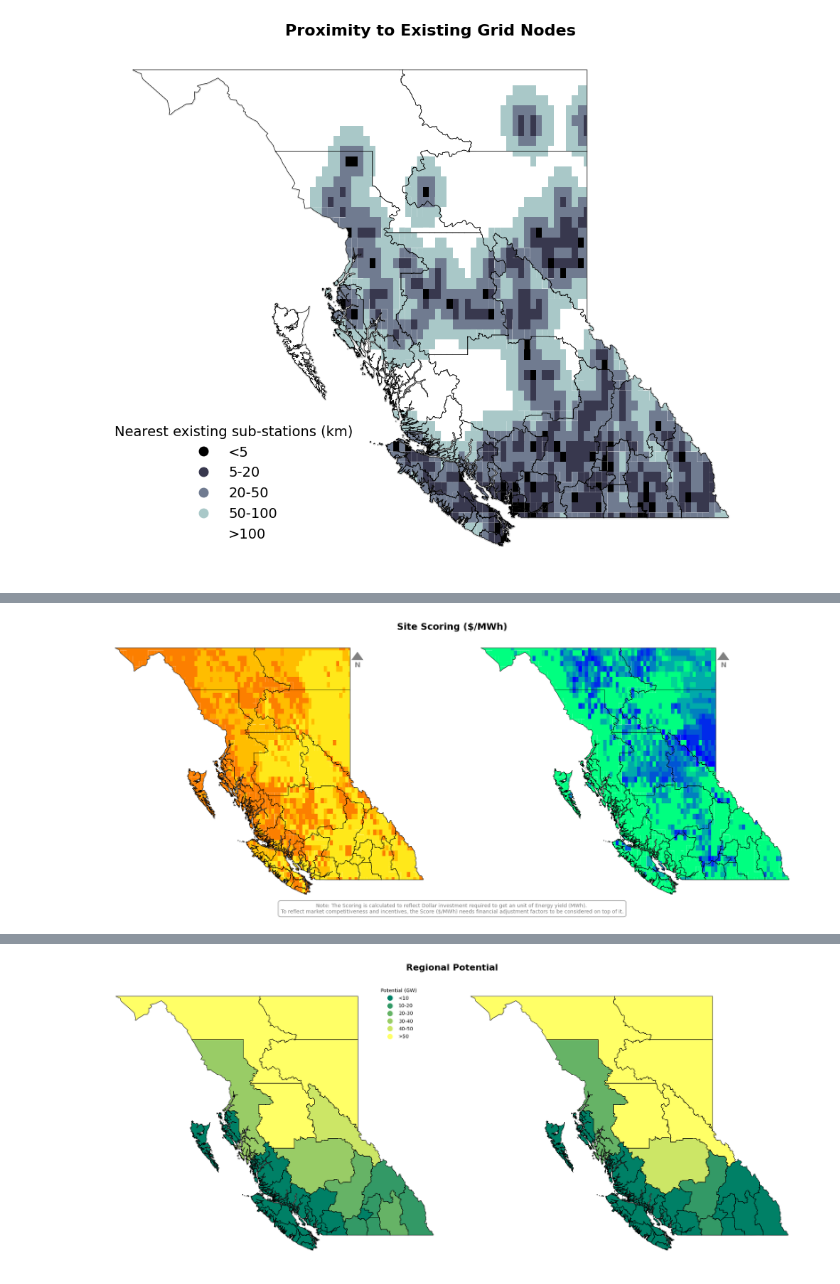
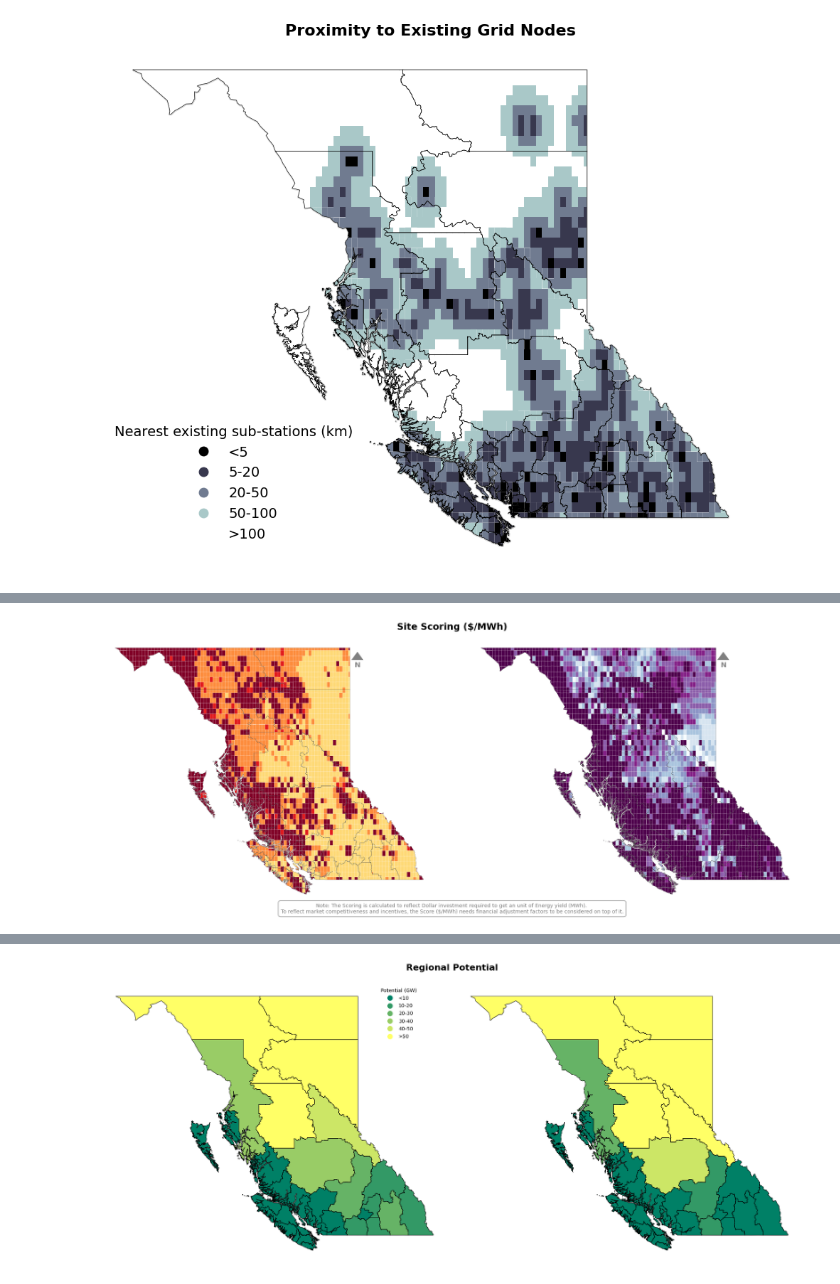
Before and after one commit to DeltaE/RESource, a Jupyter notebook: notebooks/Store_explorer.ipynb, the cells around one changed output, grey strips where cells are left out. Cells and saved outputs as stored; diff of their text form; code cells hidden in the pictures.

Commit message:
plot updates

```diff
--- a/notebooks/Store_explorer.ipynb
+++ b/notebooks/Store_explorer.ipynb
@@ -332,15 +332,15 @@ shadow_offset = 0.008
 # Plot solar map on ax1
 # Add shadow effect for solar map
 boundary.geometry = boundary.geometry.translate(xoff=shadow_offset, yoff=-shadow_offset)
-boundary.plot(ax=ax1, facecolor='none', edgecolor='gray', linewidth=2, alpha=0.3)  # Shadow layer
+boundary.plot(ax=ax1, facecolor='none', edgecolor='gray', linewidth=0.2, alpha=0.3)  # Shadow layer
 boundary.geometry = boundary.geometry.translate(xoff=-shadow_offset, yoff=shadow_offset)
 
 # Plot solar cells
-cells.plot(column='solar_category', ax=ax1, cmap='Wistia', legend=False,
+cells.plot(column='solar_category', ax=ax1, cmap='YlOrRd', legend=False, edgecolor='white',linewidth=0.2,
            legend_kwds={'title': "Solar",'title_fontsize':14, 'bbox_to_anchor':(legend_x_ax_offset,legend_y_ax_offset),'fontsize':14,'frameon': False})
 
 # Plot actual boundary for solar map
-boundary.plot(ax=ax1, facecolor='none', edgecolor='black', linewidth=0.7, alpha=0.9)
+boundary.plot(ax=ax1, facecolor='none', edgecolor='black', linewidth=0.2, alpha=0.9)
 
 """
 # Annotate region numbers for solar map
@@ -355,40 +355,39 @@ for idx, row in boundary.iterrows():
 # Plot wind map on ax2
 # Add shadow effect for wind map
 boundary.geometry = boundary.geometry.translate(xoff=shadow_offset, yoff=-shadow_offset)
-boundary.plot(ax=ax2, color='None', edgecolor='k', linewidth=0.5, alpha=0.7)  # Shadow layer
+boundary.plot(ax=ax2, color='None', edgecolor='k', linewidth=0.2, alpha=0.7)  # Shadow layer
 boundary.geometry = boundary.geometry.translate(xoff=-shadow_offset, yoff=shadow_offset)
 
 # Plot wind cells
-cells.plot(column='wind_category', ax=ax2, cmap='winter', legend=False,
+cells.plot(column='wind_category', ax=ax2, cmap='BuPu', legend=False, edgecolor='white',linewidth=0.2,
            legend_kwds={'title': "Wind", 'title_fontsize':14, 'bbox_to_anchor':(legend_x_ax_offset,legend_y_ax_offset),'fontsize':14,'frameon': False})
 
 # Plot actual boundary for wind map
-boundary.plot(ax=ax2, facecolor='none', edgecolor='black', linewidth=0.7, alpha=0.9)
+boundary.plot(ax=ax2, facecolor='none', edgecolor='black', linewidth=0.2, alpha=0.9)
 """
 # Annotate region numbers for wind map
 for idx, row in boundary.iterrows():
     centroid = row.geometry.centroid
     ax2.annotate(f"{row['Region_Number']}",
                  xy=(centroid.x, centroid.y),
                  ha='center', va='center',
                  fontsize=8, color='black',
                  bbox=dict(facecolor='white', edgecolor='none', alpha=0.7, boxstyle='round,pad=0.2'))
 """
 # Adjust layout for cleaner appearance
 fig.patch.set_alpha(0)  # Make figure background transparent
 # Add annotation to the figure
 fig.text(0.5, 0.01,
          "Note: The Scoring is calculated to reflect Dollar investment required to get an unit of Energy yield (MWh). "
          "\nTo reflect market competitiveness and incentives, the Score ($/MWh) needs financial adjustment factors to be considered on top of it.",
          ha='center', va='center', fontsize=10, color='gray', bbox=dict(facecolor='None', edgecolor='grey', boxstyle='round,pad=0.5'))
 plt.tight_layout()
 
 # Show the side-by-side plot
 
-plt.savefig('solar_wind_score_map.png',dpi=300)
-plt.show()
+plt.savefig('../vis/BC/solar_wind_score_map.png',dpi=300)
 # %% [output]
-[figure, old version]
+[figure, new version]
 # %%
 import matplotlib.pyplot as plt
 import matplotlib.cm as cm
```
Also changed, not shown: parts of 3 cells of this notebook, 6 other files.
